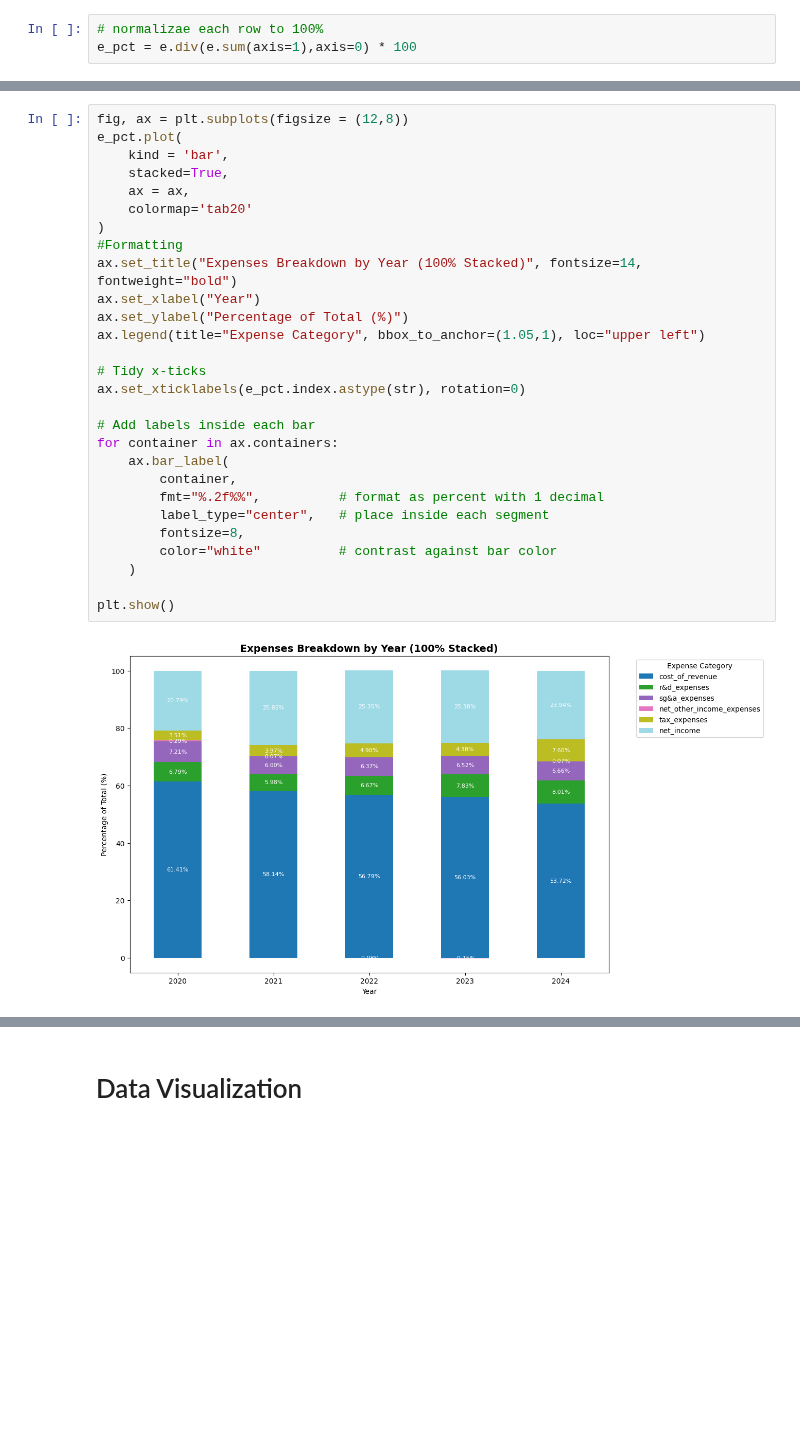
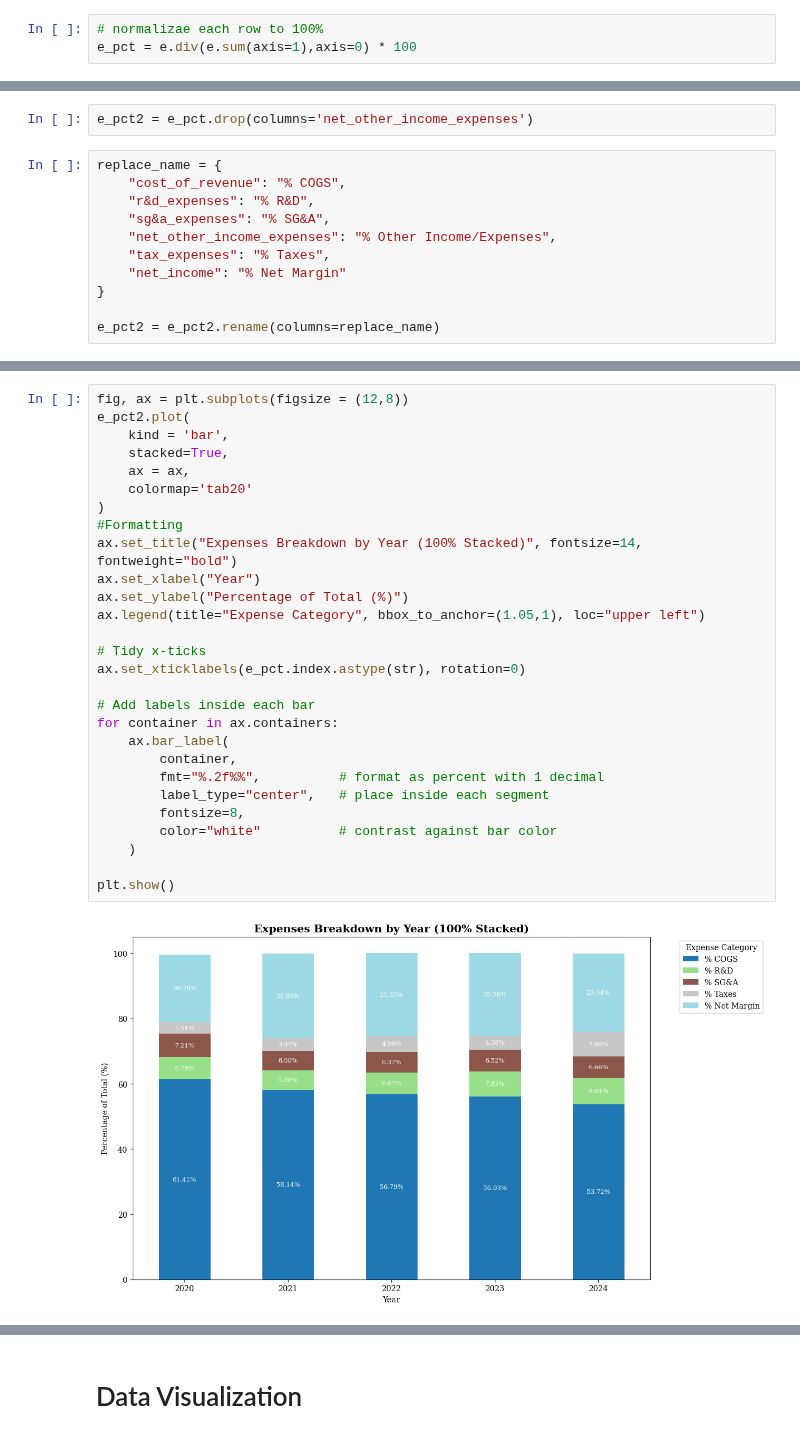
Before and after one commit to tdoan123/data-learning-journey, a Jupyter notebook: Projects/FinancialStatementAnalysis/apple_income_statement_annual.ipynb, the cells around one changed output, grey strips where cells are left out. Drawn from its saved outputs; the diff is of its cells as text; blank space fills up the shorter version.

```diff
--- a/Projects/FinancialStatementAnalysis/apple_income_statement_annual.ipynb
+++ b/Projects/FinancialStatementAnalysis/apple_income_statement_annual.ipynb
@@ -542,3 +542,16 @@ e_pct
 | 2022 | 56.786567 | 6.668445 | 6.374536 | -0.084845 | 4.902708 | 25.352589 |
 | 2023 | 56.034070 | 7.827976 | 6.524054 | -0.147846 | 4.380683 | 25.381063 |
 | 2024 | 53.719741 | 8.011278 | 6.664658 | 0.068697 | 7.597306 | 23.938321 |
+# %%
+e_pct2 = e_pct.drop(columns='net_other_income_expenses')
+# %%
+replace_name = {
+    "cost_of_revenue": "% COGS",
+    "r&d_expenses": "% R&D",
+    "sg&a_expenses": "% SG&A",
+    "net_other_income_expenses": "% Other Income/Expenses",
+    "tax_expenses": "% Taxes",
+    "net_income": "% Net Margin"
+}
+
+e_pct2 = e_pct2.rename(columns=replace_name)
@@ -545,30 +568,30 @@ e_pct
 # %%
 fig, ax = plt.subplots(figsize = (12,8))
-e_pct.plot(
+e_pct2.plot(
     kind = 'bar',
     stacked=True,
     ax = ax,
     colormap='tab20'
 )
 #Formatting
 ax.set_title("Expenses Breakdown by Year (100% Stacked)", fontsize=14, fontweight="bold")
 ax.set_xlabel("Year")
 ax.set_ylabel("Percentage of Total (%)")
 ax.legend(title="Expense Category", bbox_to_anchor=(1.05,1), loc="upper left")
 
 # Tidy x-ticks
 ax.set_xticklabels(e_pct.index.astype(str), rotation=0)
 
 # Add labels inside each bar
 for container in ax.containers:
     ax.bar_label(
         container,
         fmt="%.2f%%",          # format as percent with 1 decimal
         label_type="center",   # place inside each segment
         fontsize=8,
         color="white"          # contrast against bar color
     )
 
 plt.show()
 # %% [output]
-[figure, old version]
+[figure, new version]
```
Also changed, not shown: parts of 7 cells of this notebook.
